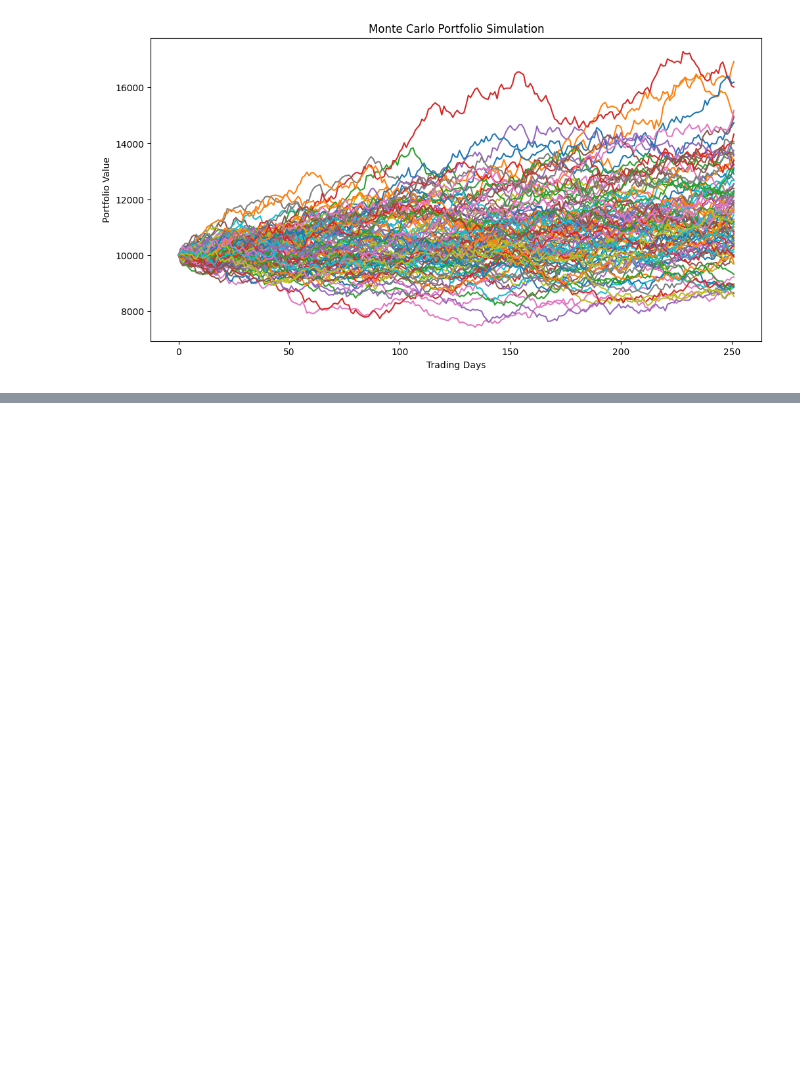
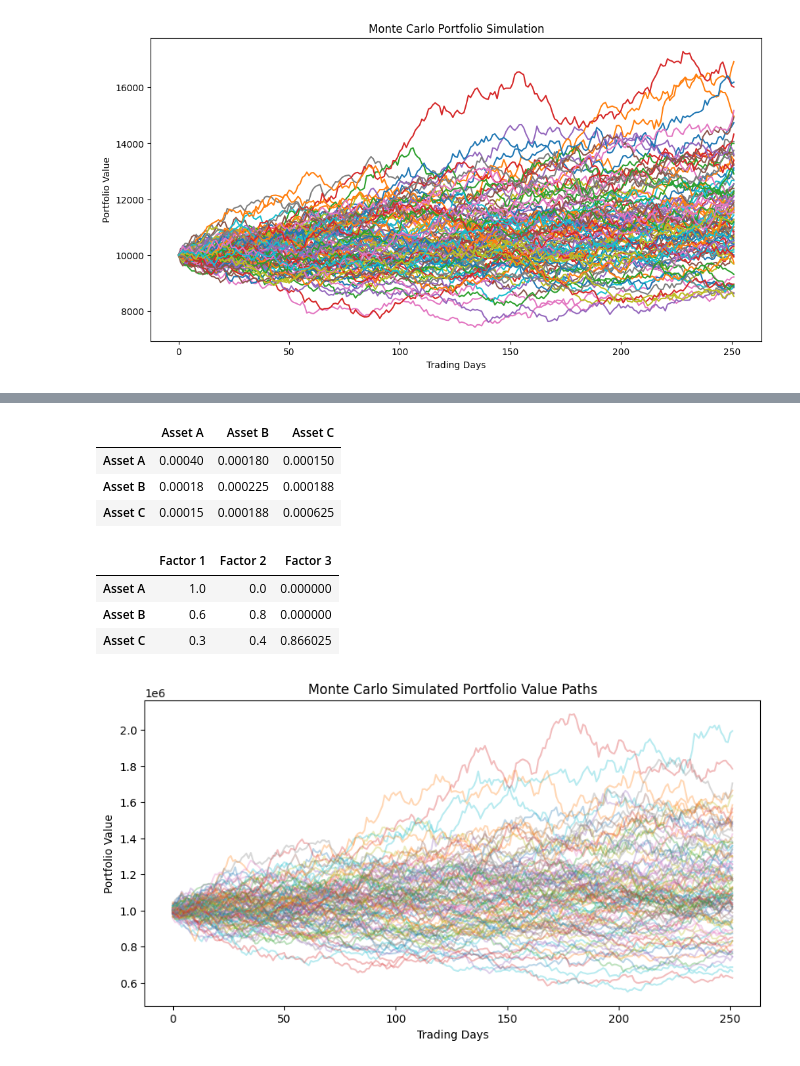
Before and after one commit to kenlee-quant/monte-carlo-portfolio, a Jupyter notebook: analysis.ipynb, the cells around one changed output, grey strips where cells are left out. Drawn from its saved outputs; the diff is of its cells as text; code cells hidden in the pictures; blank space fills up the shorter version.

```diff
--- a/analysis.ipynb
+++ b/analysis.ipynb
@@ -90,0 +145,62 @@ plt.show()
+# %%
+D = np.diag(volatilities)
+covariance_matrix = D @ correlation_matrix @ D
+
+covariance_df = pd.DataFrame(
+    covariance_matrix,
+    columns=["Asset A", "Asset B", "Asset C"],
+    index=["Asset A", "Asset B", "Asset C"]
+)
+
+covariance_df
+# %% [output]
+|  | Asset A | Asset B | Asset C |
+| Asset A | 0.00040 | 0.000180 | 0.000150 |
+| Asset B | 0.00018 | 0.000225 | 0.000188 |
+| Asset C | 0.00015 | 0.000188 | 0.000625 |
+# %%
+L = np.linalg.cholesky(correlation_matrix)
+
+L_df = pd.DataFrame(
+    L,
+    columns=["Factor 1", "Factor 2", "Factor 3"],
+    index=["Asset A", "Asset B", "Asset C"]
+)
+
+L_df
+# %% [output]
+|  | Factor 1 | Factor 2 | Factor 3 |
+| Asset A | 1.0 | 0.0 | 0.000000 |
+| Asset B | 0.6 | 0.8 | 0.000000 |
+| Asset C | 0.3 | 0.4 | 0.866025 |
+# %%
+final_portfolio_values = []
+all_portfolio_paths = []
+
+for simulation in range(simulations):
+    random_numbers = np.random.normal(size=(3, days))
+    correlated_random_numbers = L @ random_numbers
+
+    asset_returns = mean_returns.reshape(3, 1) + volatilities.reshape(3, 1) * correlated_random_numbers
+
+    portfolio_daily_returns = weights @ asset_returns
+
+    portfolio_value_path = initial_portfolio_value * np.cumprod(1 + portfolio_daily_returns)
+
+    final_portfolio_values.append(portfolio_value_path[-1])
+    all_portfolio_paths.append(portfolio_value_path)
+
+final_portfolio_values = np.array(final_portfolio_values)
+all_portfolio_paths = np.array(all_portfolio_paths)
+# %%
+plt.figure(figsize=(10, 5))
+
+for i in range(100):
+    plt.plot(all_portfolio_paths[i], alpha=0.3)
+
+plt.title("Monte Carlo Simulated Portfolio Value Paths")
+plt.xlabel("Trading Days")
+plt.ylabel("Portfolio Value")
+plt.show()
+# %% [output]
+[figure, added]
```
Also changed, not shown: parts of 15 cells of this notebook.
